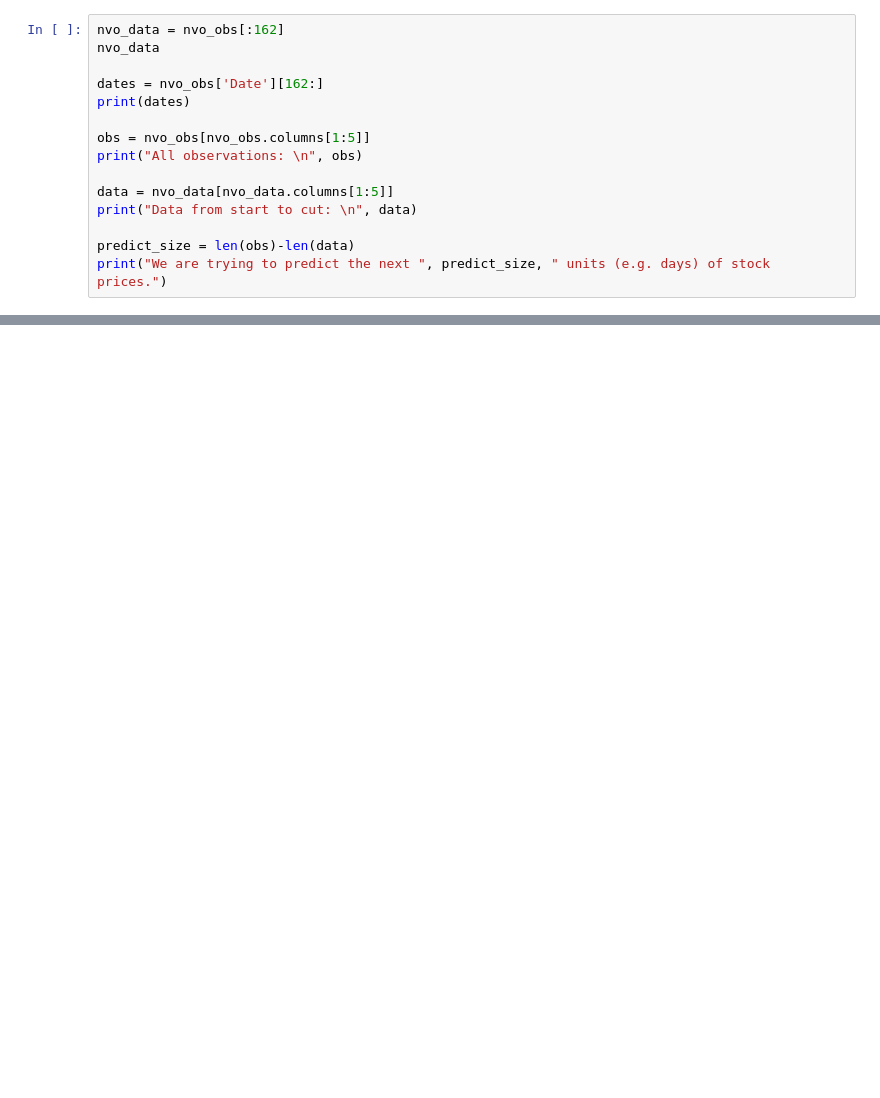
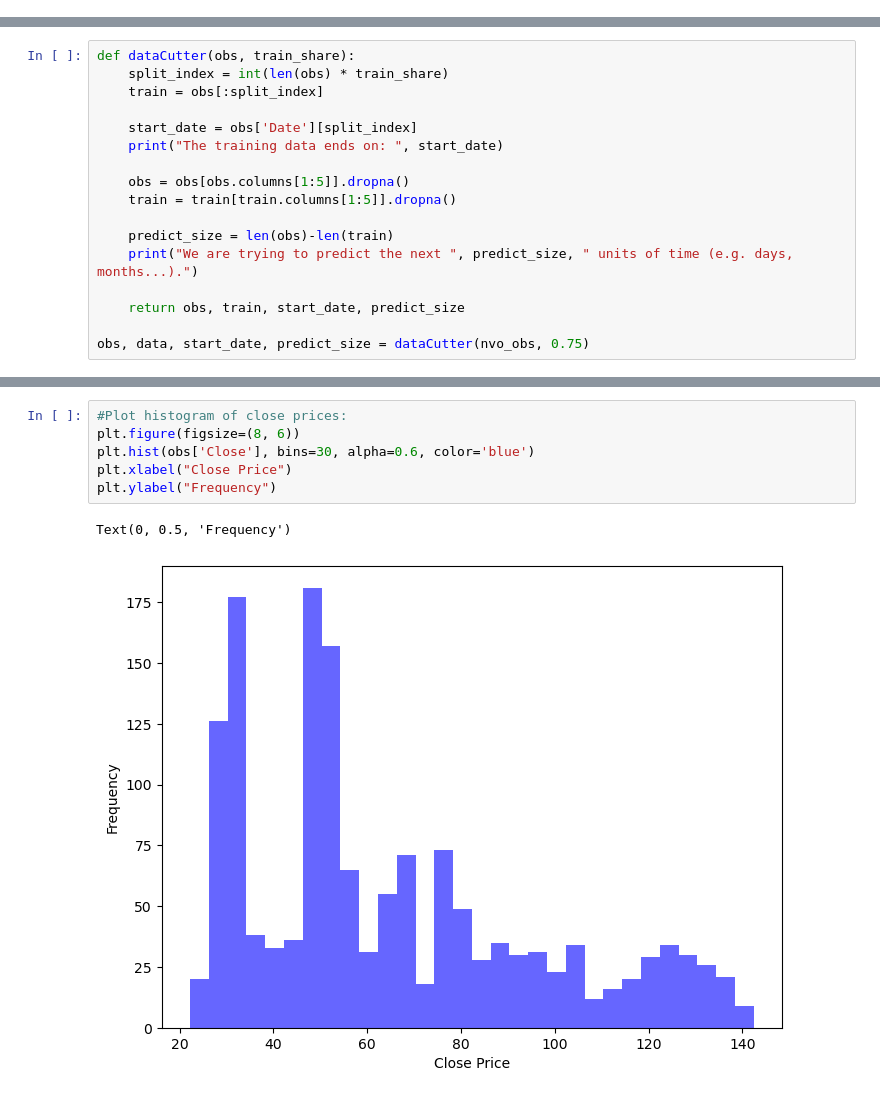
Before and after one commit to anderswol/AppStat2, a Jupyter notebook: Aske/aske_lognormal_pred.ipynb, the cells around one changed output, grey strips where cells are left out. Saved outputs shown, nothing was run; the diff lists cells and outputs as text; blank space fills up the shorter version.

```diff
--- a/Aske/aske_lognormal_pred.ipynb
+++ b/Aske/aske_lognormal_pred.ipynb
@@ -27,15 +26,0 @@ The dataset has observations across 220 months
-# %%
-nvo_data = nvo_obs[:162]
-nvo_data
-
-dates = nvo_obs['Date'][162:]
-print(dates)
-
-obs = nvo_obs[nvo_obs.columns[1:5]]
-print("All observations: \n", obs)
-
-data = nvo_data[nvo_data.columns[1:5]]
-print("Data from start to cut: \n", data)
-
-predict_size = len(obs)-len(data)
-print("We are trying to predict the next ", predict_size, " units (e.g. days) of stock prices.")
@@ -105,0 +27,17 @@ Z-score: 1.07, Trading Decision: -1
+# %%
+def dataCutter(obs, train_share):
+    split_index = int(len(obs) * train_share)
+    train = obs[:split_index]
+
+    start_date = obs['Date'][split_index]
+    print("The training data ends on: ", start_date)
+
+    obs = obs[obs.columns[1:5]].dropna()
+    train = train[train.columns[1:5]].dropna()
+
+    predict_size = len(obs)-len(train)
+    print("We are trying to predict the next ", predict_size, " units of time (e.g. days, months...).")
+
+    return obs, train, start_date, predict_size
+
+obs, data, start_date, predict_size = dataCutter(nvo_obs, 0.75)
@@ -248,0 +159,9 @@ plt.show()
+# %%
+#Plot histogram of close prices:
+plt.figure(figsize=(8, 6))
+plt.hist(obs['Close'], bins=30, alpha=0.6, color='blue')
+plt.xlabel("Close Price")
+plt.ylabel("Frequency")
+# %% [output]
+Text(0, 0.5, 'Frequency')
+[figure, added]
```
Also changed, not shown: parts of 12 cells of this notebook, 1 other file.
